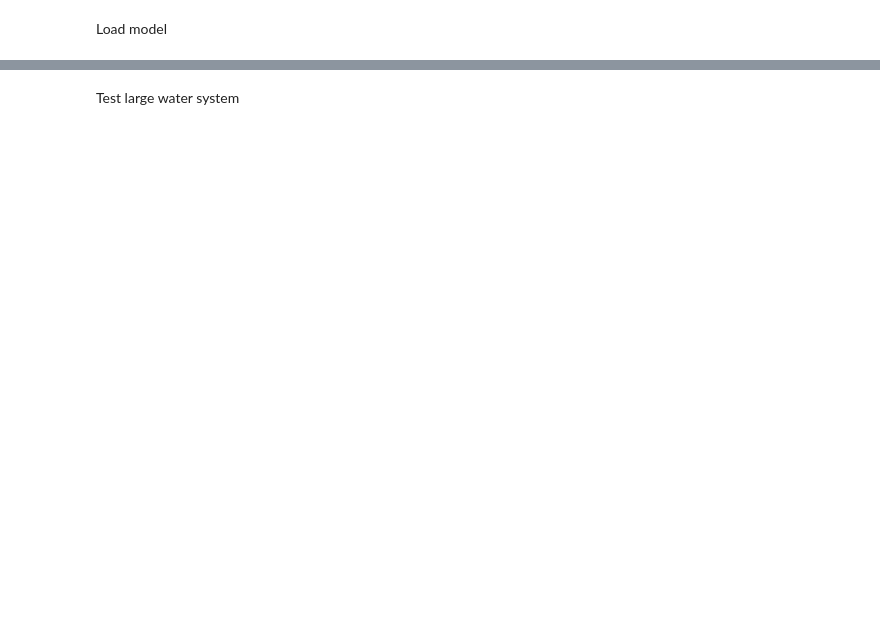
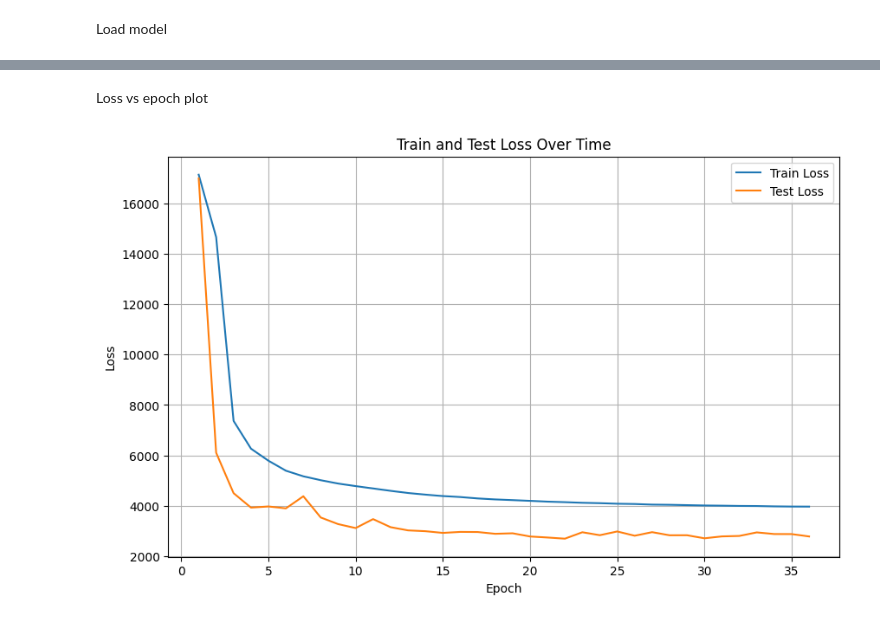
Before and after one commit to LotharBezzon/GNNforMD, a Jupyter notebook: test.ipynb, the cells around one changed output, grey strips where cells are left out. Drawn from its saved outputs; the diff is of its cells as text; code cells hidden in the pictures; blank space fills up the shorter version.

```diff
--- a/test.ipynb
+++ b/test.ipynb
@@ -19,2 +40,35 @@ RuntimeError: Error(s) in loading state_dict for GNN:
-# %% [markdown]
-Test large water system
+# %% [markdown]
+Loss vs epoch plot
+# %%
+# Initialize lists to store the data
+epochs = []
+train_losses = []
+test_losses = []
+
+# Read the data from the file
+with open('training_log.txt', 'r') as file:
+    lines = file.readlines()[:72]  # Read lines 61 to 120 (0-based index)
+
+    for line in lines:
+        if line.startswith('Epoch:'):
+            parts = line.split(',')
+            epoch = int(parts[0].split(':')[1].strip())
+            train_loss = float(parts[1].split(':')[1].strip())
+            test_loss = float(parts[2].split(':')[1].strip())
+
+            epochs.append(epoch)
+            train_losses.append(train_loss)
+            test_losses.append(test_loss)
+
+# Plot the data
+plt.figure(figsize=(10, 6))
+plt.plot(epochs, train_losses, label='Train Loss')
+plt.plot(epochs, test_losses, label='Test Loss')
+plt.xlabel('Epoch')
+plt.ylabel('Loss')
+plt.title('Train and Test Loss Over Time')
+plt.legend()
+plt.grid(True)
+plt.show()
+# %% [output]
+[figure, added]
```
Also changed, not shown: parts of 21 cells of this notebook, 4 other files.
